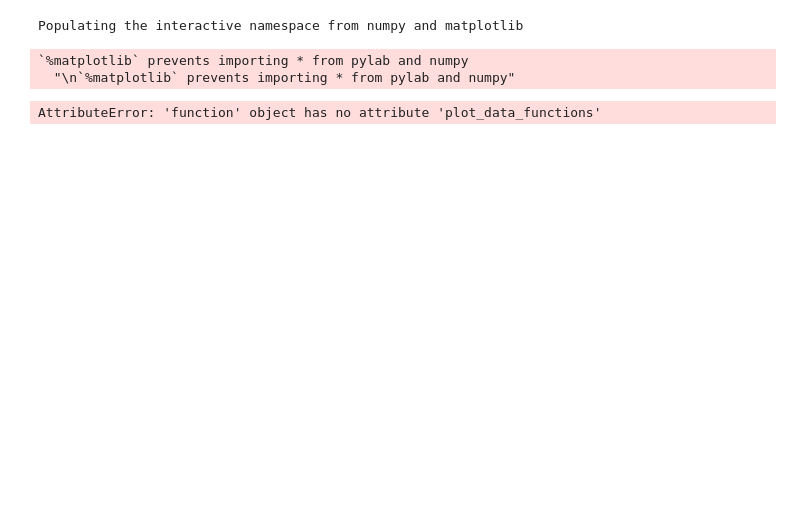
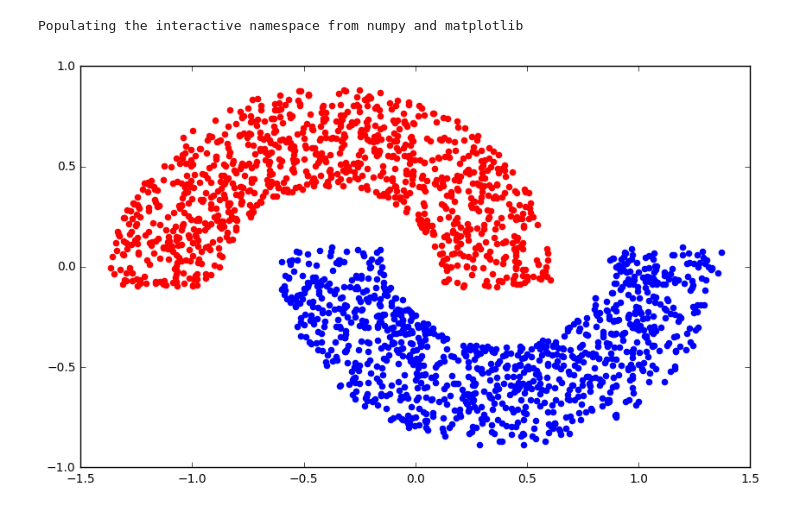
Before and after one commit to Orkat/MLEA-TP1, a Jupyter notebook: notebook_james.ipynb, the cells around one changed output. Drawn from its saved outputs; the diff is of its cells as text; code cells hidden in the pictures; blank space fills up the shorter version.

```diff
--- a/notebook_james.ipynb
+++ b/notebook_james.ipynb
@@ -6,12 +6,10 @@ import plotting
 # %%
-data = data_generation.generation_functions.generate_simple_pair(200)
+data = data_generation.generation_functions.generate_simple_pair(1000)
 # %%
 %pylab inline
 pylab.rcParams['figure.figsize'] = (10, 6)
 
-plotting.plot_data_functions.plot_data_n_classes(data)
+data_plotting.plot_data_functions.plot_data_n_classes(data)
 # %% [output]
 Populating the interactive namespace from numpy and matplotlib
-`%matplotlib` prevents importing * from pylab and numpy
-  "\n`%matplotlib` prevents importing * from pylab and numpy"
-AttributeError: 'function' object has no attribute 'plot_data_functions'
+[figure, added]
```
Also changed, not shown: parts of 1 cell of this notebook.
